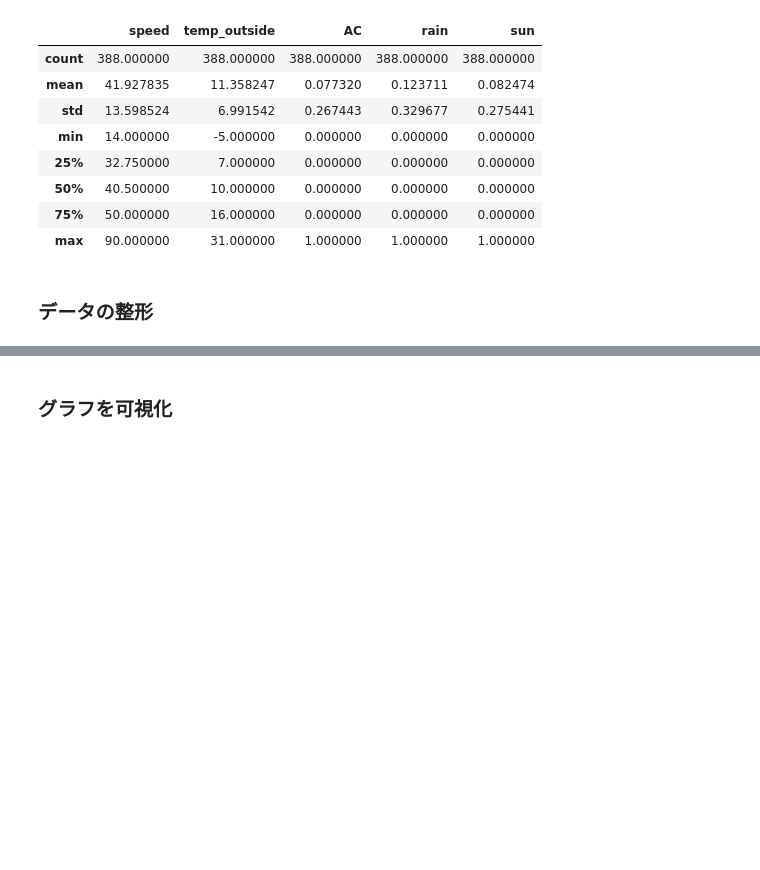
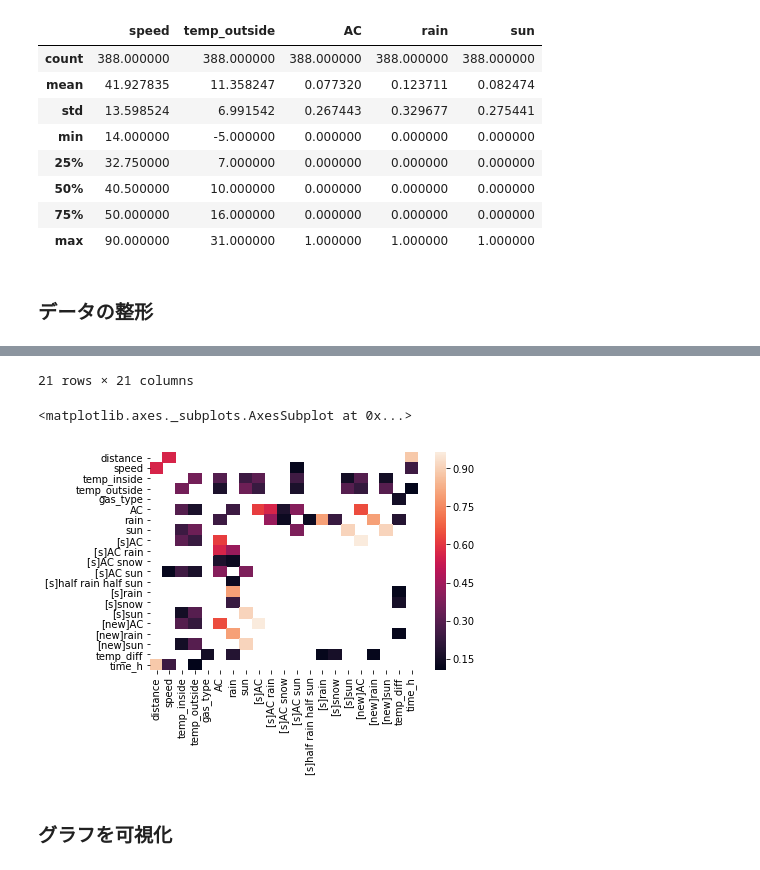
Before and after one commit to kusafusa-k/kaggle, a Jupyter notebook: Car_Fuel_Consumption/DAY2_work_草房慶.ipynb, the cells around one changed output, grey strips where cells are left out. Saved outputs shown, nothing was run; the diff lists cells and outputs as text; code cells hidden in the pictures; blank space fills up the shorter version.

```diff
--- a/Car_Fuel_Consumption/DAY2_work_草房慶.ipynb
+++ b/Car_Fuel_Consumption/DAY2_work_草房慶.ipynb
@@ -304,0 +241,9 @@ df_data = df_data.drop('refill gas', axis=1)
+# %%
+# 説明変数同士の相関を確認
+# TODO 相関係数はいくつぐらいがベスト？
+exp_corr = df_data.drop(['consume'], axis=1).corr()[
+    (df_data.corr() >= 0.1) & (df_data.corr() != 1)
+]
+display(exp_corr)
+sns.heatmap(exp_corr)
+# %% [output]
@@ -304,0 +267,3 @@ df_data = df_data.drop('refill gas', axis=1)
+21 rows × 21 columns
+<matplotlib.axes._subplots.AxesSubplot at 0x...>
+[figure, added]
```
Also changed, not shown: parts of 29 cells of this notebook.
